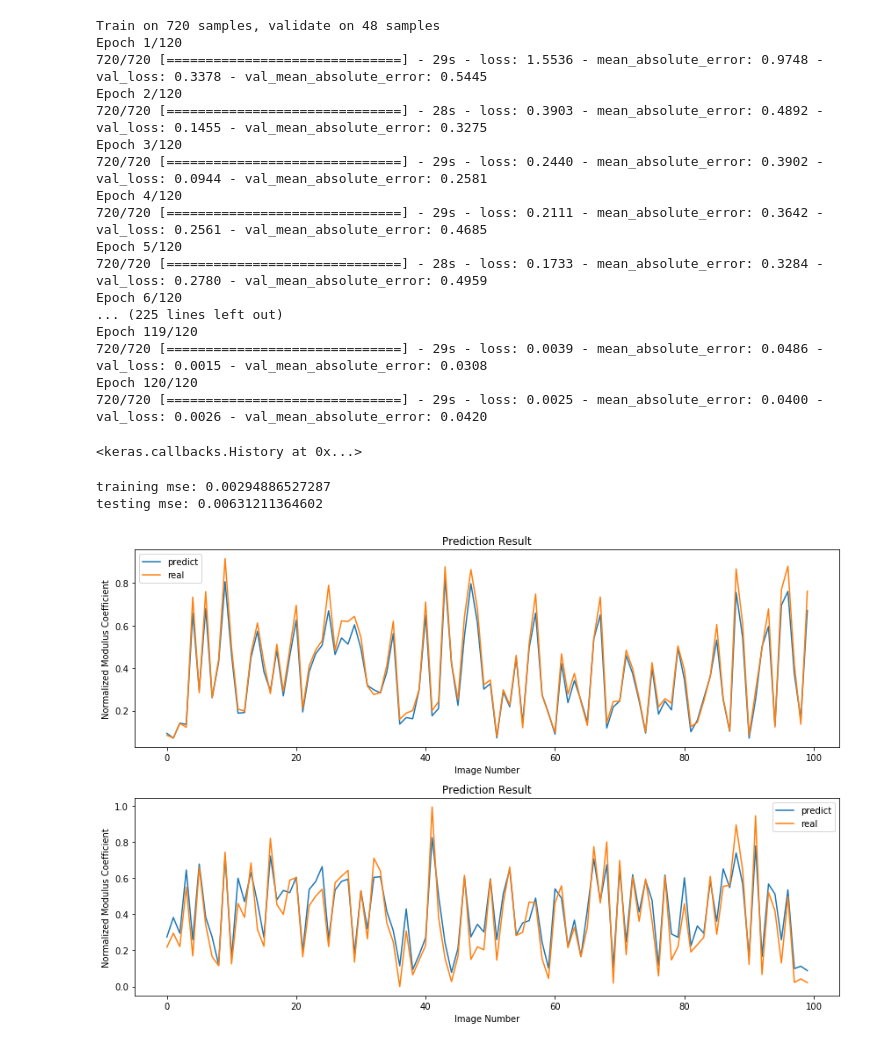
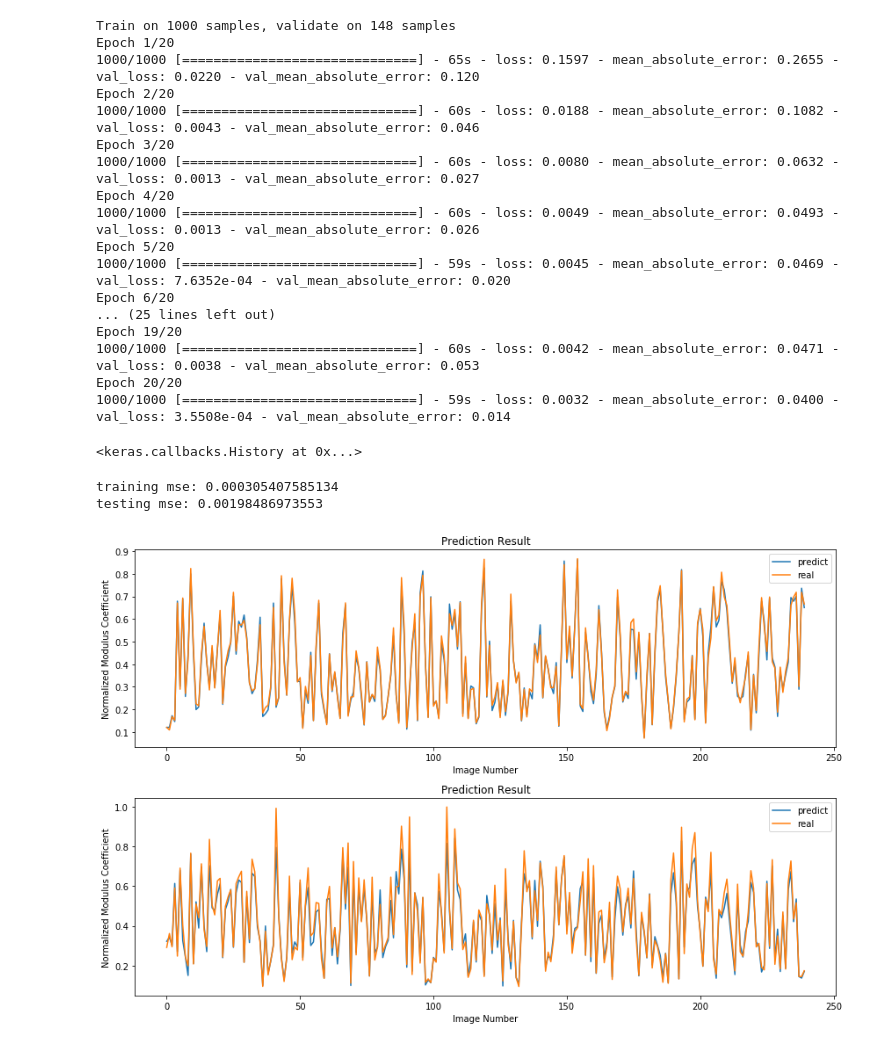
Before and after one commit to aurorlhc/property_test, a Jupyter notebook: CNN_Generated_Images_keras.ipynb, the cells around one changed output. Drawn from its saved outputs; the diff is of its cells as text; code cells hidden in the pictures.

Commit message:
use different subset of generated images in training data, reach mse = 0.0019

```diff
--- a/CNN_Generated_Images_keras.ipynb
+++ b/CNN_Generated_Images_keras.ipynb
@@ -148,63 +174,64 @@ model.compile(loss='mse', optimizer='adam', metrics=['mae'])
 # %%
 from keras.callbacks import EarlyStopping
-early_stop = EarlyStopping(monitor='val_loss', min_delta=0, patience=50, verbose=0, mode='min')
-model.fit(X_train, Y_train, batch_size=40, epochs=120, verbose=1, validation_data=(X_val, Y_val),
-          callbacks=[early_stop], initial_epoch=0)
+early_stop = EarlyStopping(monitor='val_loss', min_delta=0, patience=10, verbose=0, mode='min')
+model.fit(X_train, Y_train, batch_size=40, epochs=20, verbose=1, validation_data=(X_val, Y_val),
+          callbacks=[early_stop])
 # %% [output]
-Train on 720 samples, validate on 48 samples
-Epoch 1/120
-720/720 [==============================] - 29s - loss: 1.5536 - mean_absolute_error: 0.9748 - val_loss: 0.3378 - val_mean_absolute_error: 0.5445
-Epoch 2/120
-720/720 [==============================] - 28s - loss: 0.3903 - mean_absolute_error: 0.4892 - val_loss: 0.1455 - val_mean_absolute_error: 0.3275
-Epoch 3/120
-720/720 [==============================] - 29s - loss: 0.2440 - mean_absolute_error: 0.3902 - val_loss: 0.0944 - val_mean_absolute_error: 0.2581
-Epoch 4/120
-720/720 [==============================] - 29s - loss: 0.2111 - mean_absolute_error: 0.3642 - val_loss: 0.2561 - val_mean_absolute_error: 0.4685
-Epoch 5/120
-720/720 [==============================] - 28s - loss: 0.1733 - mean_absolute_error: 0.3284 - val_loss: 0.2780 - val_mean_absolute_error: 0.4959
-Epoch 6/120
-... (225 lines left out)
-Epoch 119/120
-720/720 [==============================] - 29s - loss: 0.0039 - mean_absolute_error: 0.0486 - val_loss: 0.0015 - val_mean_absolute_error: 0.0308
-Epoch 120/120
-720/720 [==============================] - 29s - loss: 0.0025 - mean_absolute_error: 0.0400 - val_loss: 0.0026 - val_mean_absolute_error: 0.0420
+Train on 1000 samples, validate on 148 samples
+Epoch 1/20
+1000/1000 [==============================] - 65s - loss: 0.1597 - mean_absolute_error: 0.2655 - val_loss: 0.0220 - val_mean_absolute_error: 0.120
+Epoch 2/20
+1000/1000 [==============================] - 60s - loss: 0.0188 - mean_absolute_error: 0.1082 - val_loss: 0.0043 - val_mean_absolute_error: 0.046
+Epoch 3/20
+1000/1000 [==============================] - 60s - loss: 0.0080 - mean_absolute_error: 0.0632 - val_loss: 0.0013 - val_mean_absolute_error: 0.027
+Epoch 4/20
+1000/1000 [==============================] - 60s - loss: 0.0049 - mean_absolute_error: 0.0493 - val_loss: 0.0013 - val_mean_absolute_error: 0.026
+Epoch 5/20
+1000/1000 [==============================] - 59s - loss: 0.0045 - mean_absolute_error: 0.0469 - val_loss: 7.6352e-04 - val_mean_absolute_error: 0.020
+Epoch 6/20
+... (25 lines left out)
+Epoch 19/20
+1000/1000 [==============================] - 60s - loss: 0.0042 - mean_absolute_error: 0.0471 - val_loss: 0.0038 - val_mean_absolute_error: 0.053
+Epoch 20/20
+1000/1000 [==============================] - 59s - loss: 0.0032 - mean_absolute_error: 0.0400 - val_loss: 3.5508e-04 - val_mean_absolute_error: 0.014
 <keras.callbacks.History at 0x...>
 # %%
 x=[]
-for i in range(100):
+num = 240
+for i in range(num):
     x.append(i)
 
 fig = plt.figure(figsize=(12,8))
 ax1=fig.add_subplot(2,1,1)
 
 train_pred=model.predict(X_train)
 print('training mse:', mean_squared_error(Y_train, train_pred))
 
-ax1.plot(x,train_pred[0:100], label='predict')
-ax1.plot(x,Y_train[0:100],label='real')
+ax1.plot(x,train_pred[0:num], label='predict')
+ax1.plot(x,Y_train[0:num],label='real')
 plt.legend()
 ax1.set_title('Prediction Result')
 ax1.set_xlabel('Image Number')
 ax1.set_ylabel('Normalized Modulus Coefficient')
 
 
 ax2=fig.add_subplot(2,1,2)
 
 test_pred=model.predict(X_test)
 print('testing mse:', mean_squared_error(Y_test, test_pred))
 
-ax2.plot(x,test_pred[0:100], label='predict')
-ax2.plot(x,Y_test[0:100],label='real')
+ax2.plot(x,test_pred[0:num], label='predict')
+ax2.plot(x,Y_test[0:num],label='real')
 plt.legend()
 ax2.set_title('Prediction Result')
 ax2.set_xlabel('Image Number')
 ax2.set_ylabel('Normalized Modulus Coefficient')
 
 plt.tight_layout()
 # %% [output]
-training mse: 0.00294886527287
-testing mse: 0.00631211364602
+training mse: 0.000305407585134
+testing mse: 0.00198486973553
-[figure, old version]
+[figure, new version]
 # %%
 plt.scatter(Y_test.reshape(-1),test_pred)
 # %% [output]
```
Also changed, not shown: parts of 6 cells of this notebook.
